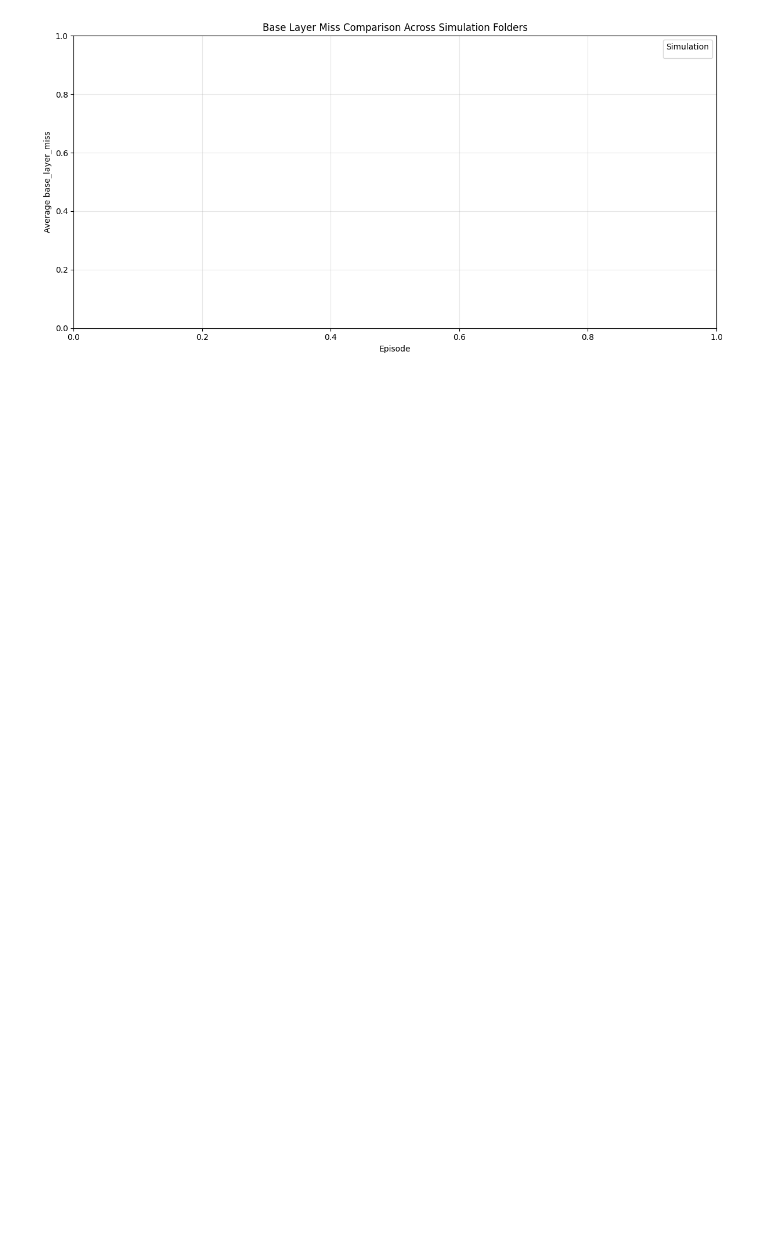
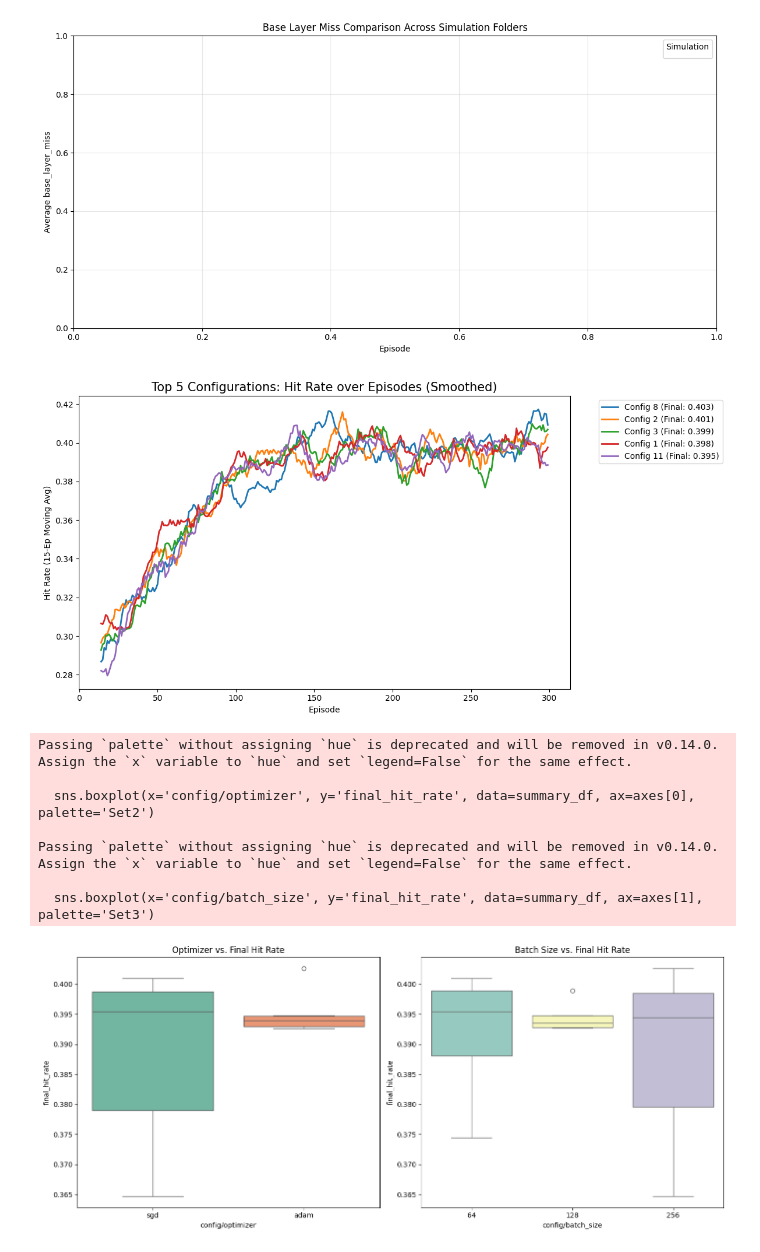
Before and after one commit to es25591/CacheVideoPredict360, a Jupyter notebook: Sources/ResultAnalysis.ipynb, the cells around one changed output. Saved outputs shown, nothing was run; the diff lists cells and outputs as text; code cells hidden in the pictures; blank space fills up the shorter version.

```diff
--- a/Sources/ResultAnalysis.ipynb
+++ b/Sources/ResultAnalysis.ipynb
@@ -565,3 +599,80 @@ plt.tight_layout()
 plt.show()
 # %% [output]
 [figure]
+# %%
+import pandas as pd
+import matplotlib.pyplot as plt
+import seaborn as sns
+
+# 1. Configuration & Data Loading
+files = ['seed1.csv', 'seed2.csv', 'seed3.csv']
+hparam_cols = ['config/learning_rate', 'config/batch_size', 'config/optimizer', 'config/hidden_dim', 'config/hidden_dims']
+
+def generate_visualizations(file_list):
+
+    path_foulder = "C:\\Users\\es25591\\data\\ray_tune_file_size4_method_env_default_max_160_batch\\"
+    # Load and combine all seed data
+    all_df = pd.concat([pd.read_csv(path_foulder + f) for f in file_list], ignore_index=True)
+
+    # Create a unique ID for each specific set of hyperparameters
+    all_df['config_id'] = all_df.groupby(hparam_cols).ngroup()
+
+    # Aggregate data to get a single performance metric per configuration
+    # We use the mean of the last 50 episodes to represent stable performance
+    trial_summaries = []
+    for cid, group in all_df.groupby('config_id'):
+        summary = group[hparam_cols].iloc[0].to_dict()
+        summary['config_id'] = cid
+        summary['final_hit_rate'] = group.tail(50)['hit_rate'].mean()
+        trial_summaries.append(summary)
+    summary_df = pd.DataFrame(trial_summaries)
+
+    # --- Plot 1: Top 5 Learning Curves ---
+    plt.figure(figsize=(12, 6))
+    top_5_ids = summary_df.sort_values('final_hit_rate', ascending=False).head(5)['config_id']
+
+    for cid in top_5_ids:
+        group = all_df[all_df['config_id'] == cid]
+        # Smooth the curve with a rolling average for better visibility
+        smoothed = group['hit_rate'].rolling(window=15).mean()
+        label = f"Config {cid} (Final: {summary_df[summary_df['config_id']==cid]['final_hit_rate'].values[0]:.3f})"
+        plt.plot(group['episode'], smoothed, label=label, linewidth=2)
+
+    plt.title('Top 5 Configurations: Hit Rate over Episodes (Smoothed)', fontsize=15)
+    plt.xlabel('Episode')
+    plt.ylabel('Hit Rate (15-Ep Moving Avg)')
+    plt.legend(bbox_to_anchor=(1.05, 1), loc='upper left')
+    plt.tight_layout()
+    plt.show()
+
+    # --- Plot 2: Impact of Categorical Hyperparameters ---
+    fig, axes = plt.subplots(1, 2, figsize=(14, 6))
+    sns.boxplot(x='config/optimizer', y='final_hit_rate', data=summary_df, ax=axes[0], palette='Set2')
+    axes[0].set_title('Optimizer vs. Final Hit Rate')
+
+    sns.boxplot(x='config/batch_size', y='final_hit_rate', data=summary_df, ax=axes[1], palette='Set3')
+    axes[1].set_title('Batch Size vs. Final Hit Rate')
+    plt.tight_layout()
+    plt.show()
+
+    # --- Plot 3: Learning Rate Sensitivity ---
+    plt.figure(figsize=(10, 6))
+    sns.scatterplot(x='config/learning_rate', y='final_hit_rate', hue='config/optimizer',
+                    size='config/batch_size', data=summary_df, sizes=(50, 200), alpha=0.8)
+    plt.xscale('log')
+    plt.title('Learning Rate vs. Performance (Log Scale)', fontsize=15)
+    plt.grid(True, which="both", ls="-", alpha=0.2)
+    plt.show()
+
+# Run the function
+generate_visualizations(files)
+# %% [output]
+[figure, added]
+Passing `palette` without assigning `hue` is deprecated and will be removed in v0.14.0. Assign the `x` variable to `hue` and set `legend=False` for the same effect.
+
+  sns.boxplot(x='config/optimizer', y='final_hit_rate', data=summary_df, ax=axes[0], palette='Set2')
+
+Passing `palette` without assigning `hue` is deprecated and will be removed in v0.14.0. Assign the `x` variable to `hue` and set `legend=False` for the same effect.
+
+  sns.boxplot(x='config/batch_size', y='final_hit_rate', data=summary_df, ax=axes[1], palette='Set3')
+[figure, added]
```
Also changed, not shown: parts of 6 cells of this notebook, 12 other files.
